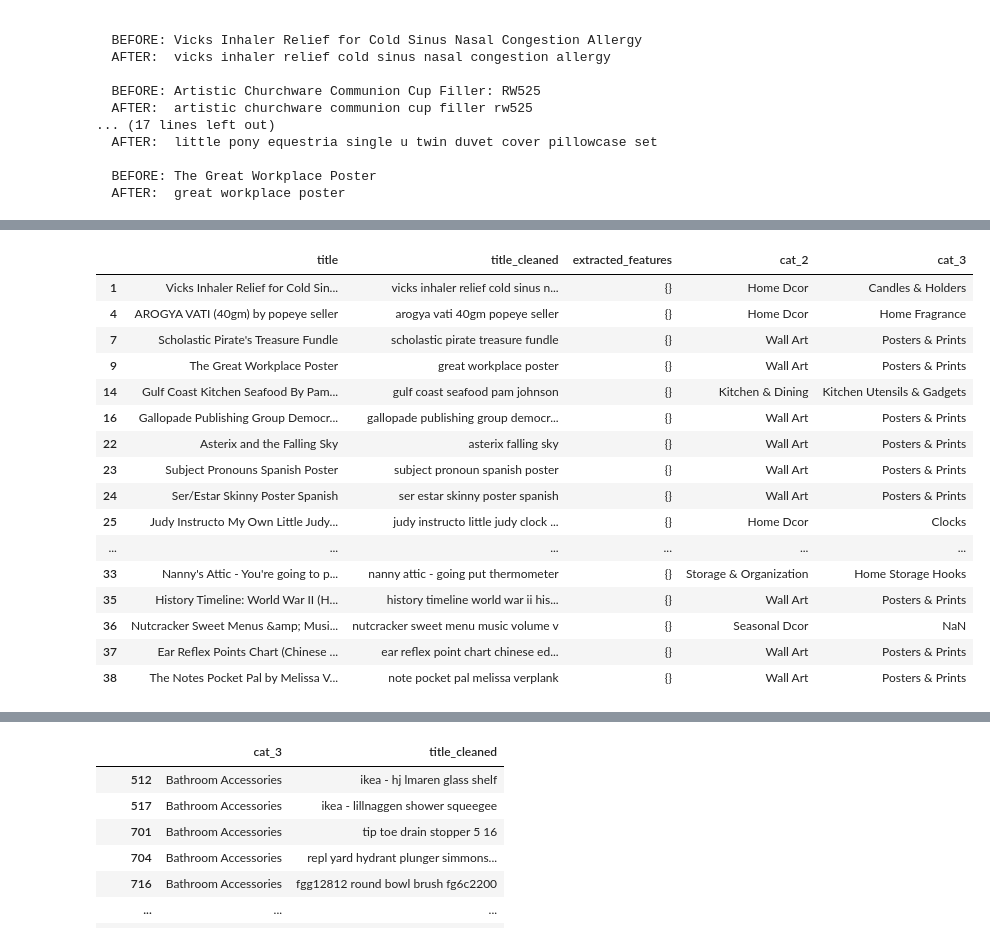
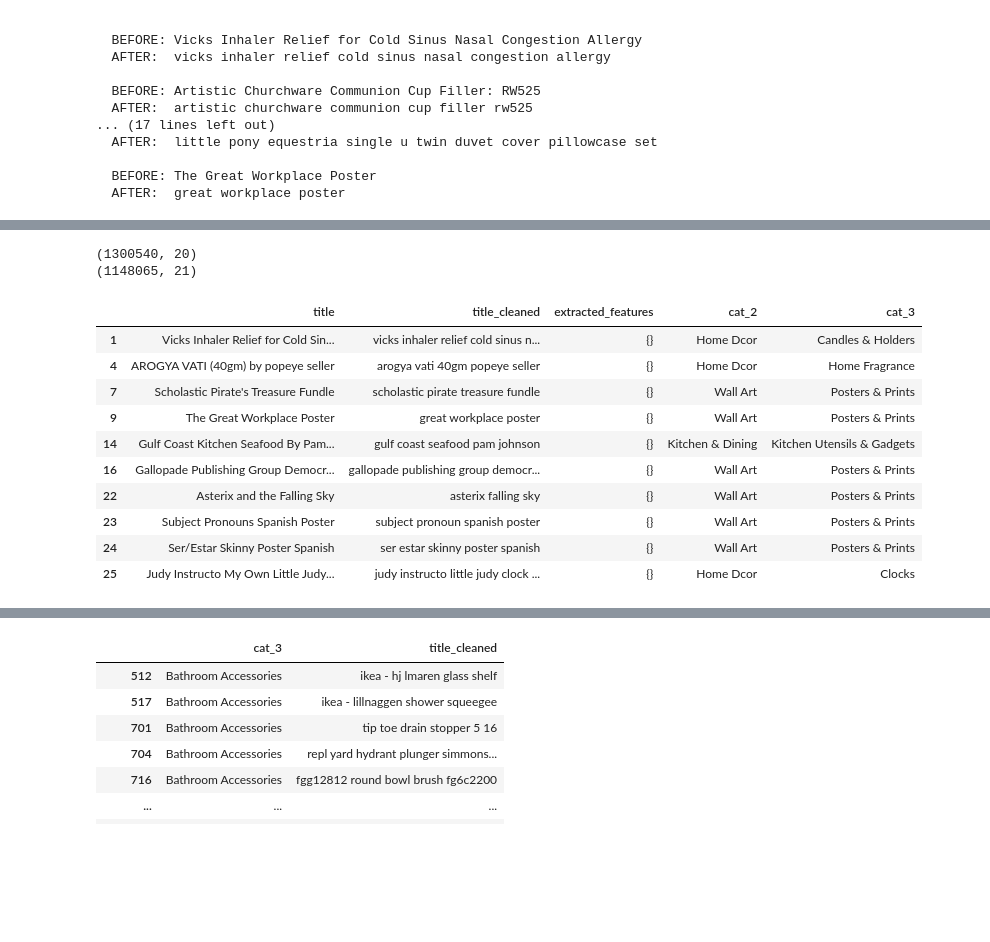
Before and after one commit to flamesmith/RecSystem, a Jupyter notebook: notebooks/analyze_features.ipynb, the cells around one changed output, grey strips where cells are left out. Cells and saved outputs as stored; diff of their text form; code cells hidden in the pictures; blank space fills up the shorter version.

```diff
--- a/notebooks/analyze_features.ipynb
+++ b/notebooks/analyze_features.ipynb
@@ -334,3 +357,12 @@ Sample before/after:
 # Get master_metadata.json
 with open('../data/master_metadata.json') as f:
     master_metadata = json.load(f)
+
+# Keep only items whose cat_3 is in master_metadata
+valid_cat3 = set(master_metadata.keys())
+df_items_filtered = df_items[df_items['cat_3'].isin(valid_cat3)].copy()
+
+print(f"Items with cat_3 in master_metadata: {len(df_items_filtered):,} / {len(df_items):,}")
+print(f"Categories matched: {df_items_filtered['cat_3'].nunique()} / {len(valid_cat3)}")
+print(f"\nBreakdown by cat_2:")
+print(df_items_filtered['cat_2'].value_counts())
@@ -358,18 +404,18 @@ def extract_features(title, cat_3):
                     break
     return features
 # %%
-df_items['extracted_features'] = df_items.apply(
+df_items_filtered['extracted_features'] = df_items_filtered.apply(
     lambda row: extract_features(row['title_cleaned'], row.get('cat_3')), axis=1
 )
 
 # Summary
-total = len(df_items)
-with_features = (df_items['extracted_features'].apply(len) > 0).sum()
+total = len(df_items_filtered)
+with_features = (df_items_filtered['extracted_features'].apply(len) > 0).sum()
 print(f"Products with extracted features: {with_features:,} / {total:,} ({with_features/total*100:.1f}%)")
 
 from collections import Counter
 field_counts = Counter()
-for feat_dict in df_items['extracted_features']:
+for feat_dict in df_items_filtered['extracted_features']:
     for key in feat_dict:
         field_counts[key] += 1
 
@@ -378,7 +424,7 @@ for field, count in field_counts.most_common():
     print(f"  {field}: {count:,} ({count/total*100:.1f}%)")
 
 # Sample
-sample = df_items[df_items['extracted_features'].apply(len) > 0][['title_cleaned', 'cat_3', 'extracted_features']].head(5)
+sample = df_items_filtered[df_items_filtered['extracted_features'].apply(len) > 0][['title_cleaned', 'cat_3', 'extracted_features']].head(5)
 for _, row in sample.iterrows():
     print(f"\n  cat_3: {row['cat_3']} | title: {row['title_cleaned'][:70]}")
     print(f"  features: {row['extracted_features']}")
@@ -396,21 +449,22 @@ df_items[['title', 'title_cleaned', 'extracted_features', 'cat_2', 'cat_3']].hea
+# %%
+print(df_items.shape)
+print(df_items_filtered.shape)
+# %% [output]
+(1300540, 20)
+(1148065, 21)
 # %%
-df_items[df_items['extracted_features'].apply(len) == 0][['title', 'title_cleaned', 'extracted_features', 'cat_2', 'cat_3']].head(20)
+# Get the rows with missing extracted_features
+df_items_filtered[df_items_filtered['extracted_features'].apply(len) == 0][['title', 'title_cleaned', 'extracted_features', 'cat_2', 'cat_3']].head(10)
 # %% [output]
 |  | title | title_cleaned | extracted_features | cat_2 | cat_3 |
 | 1 | Vicks Inhaler Relief for Cold Sin... | vicks inhaler relief cold sinus n... | {} | Home Dcor | Candles & Holders |
 | 4 | AROGYA VATI (40gm) by popeye seller | arogya vati 40gm popeye seller | {} | Home Dcor | Home Fragrance |
 | 7 | Scholastic Pirate's Treasure Fundle | scholastic pirate treasure fundle | {} | Wall Art | Posters & Prints |
 | 9 | The Great Workplace Poster | great workplace poster | {} | Wall Art | Posters & Prints |
 | 14 | Gulf Coast Kitchen Seafood By Pam... | gulf coast seafood pam johnson | {} | Kitchen & Dining | Kitchen Utensils & Gadgets |
 | 16 | Gallopade Publishing Group Democr... | gallopade publishing group democr... | {} | Wall Art | Posters & Prints |
 | 22 | Asterix and the Falling Sky | asterix falling sky | {} | Wall Art | Posters & Prints |
 | 23 | Subject Pronouns Spanish Poster | subject pronoun spanish poster | {} | Wall Art | Posters & Prints |
 | 24 | Ser/Estar Skinny Poster Spanish | ser estar skinny poster spanish | {} | Wall Art | Posters & Prints |
 | 25 | Judy Instructo My Own Little Judy... | judy instructo little judy clock ... | {} | Home Dcor | Clocks |
-| ... | ... | ... | ... | ... | ... |
-| 33 | Nanny's Attic - You're going to p... | nanny attic - going put thermometer | {} | Storage & Organization | Home Storage Hooks |
-| 35 | History Timeline: World War II (H... | history timeline world war ii his... | {} | Wall Art | Posters & Prints |
-| 36 | Nutcracker Sweet Menus &amp; Musi... | nutcracker sweet menu music volume v | {} | Seasonal Dcor | NaN |
-| 37 | Ear Reflex Points Chart (Chinese ... | ear reflex point chart chinese ed... | {} | Wall Art | Posters & Prints |
-| 38 | The Notes Pocket Pal by Melissa V... | note pocket pal melissa verplank | {} | Wall Art | Posters & Prints |
 # %%
```
Also changed, not shown: parts of 28 cells of this notebook, 1 other file.
